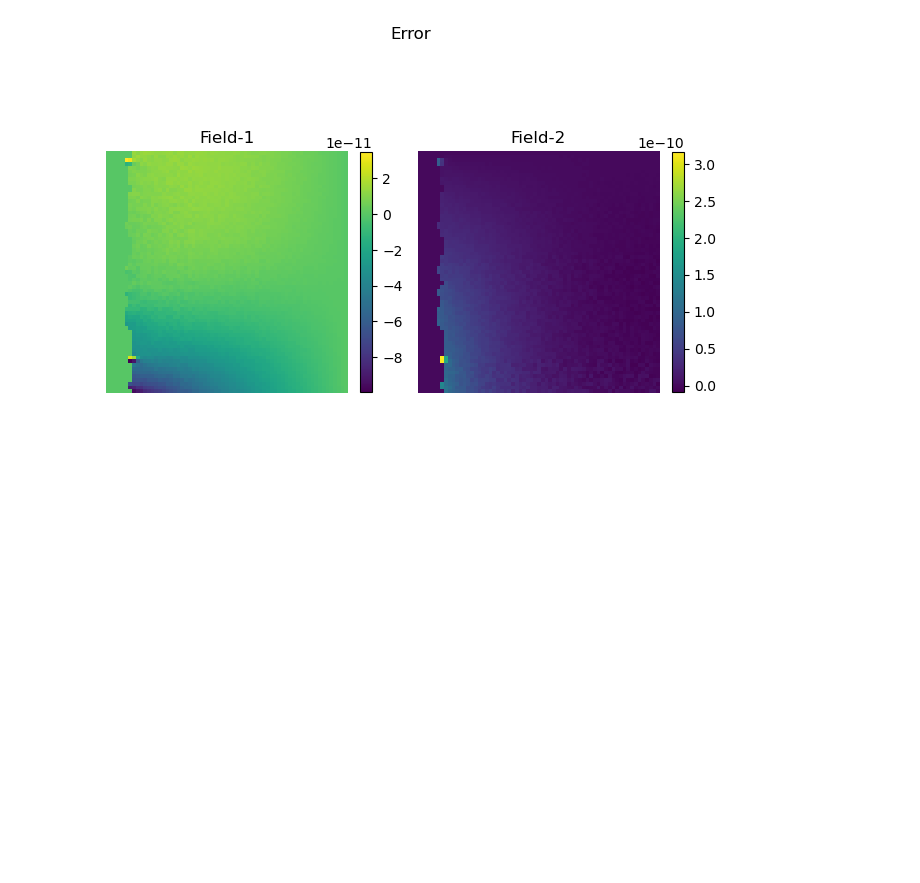
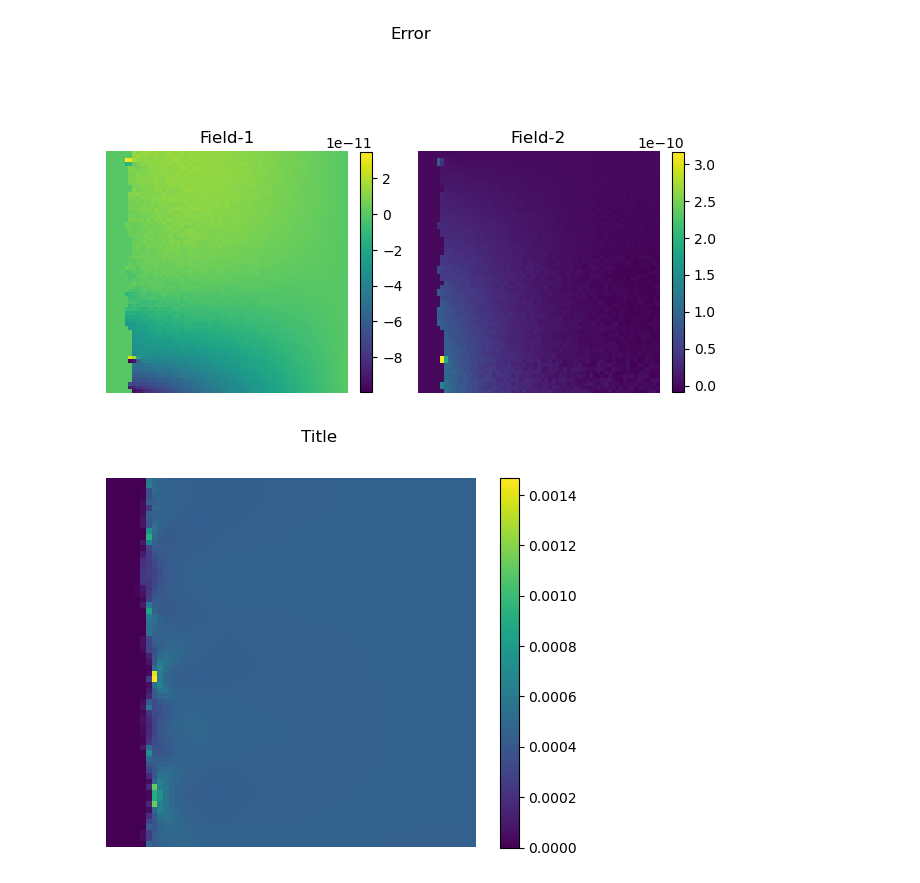
Before and after one commit to ymlasu/MFEA-Net, a Jupyter notebook: MFEANet_elastic_Ti64_test.ipynb, the cells around one changed output. Cells and saved outputs as stored; diff of their text form; code cells hidden in the pictures; blank space fills up the shorter version.

Commit message:
revised elastic post processing using pac

```diff
--- a/MFEANet_elastic_Ti64_test.ipynb
+++ b/MFEANet_elastic_Ti64_test.ipynb
@@ -159,3 +159,13 @@ plot.plot_elasticfield(solution_test[k]-u_mg_jac[k], ftitle='Error')
 [figure]
 [figure]
 [figure]
+# %%
+from feanet.post_processing import ElasticPostProcessing
+ePost = ElasticPostProcessing(h, 'elastic_pstress', m_test.float(), emsk_test.float(), nmsk_test.float())
+ePost.ComputeStrain(u_mg_jac.float())
+ePost.ComputeStress(u_mg_jac.float())
+energy = ePost.ComputeStrainEnergyDensity()
+# %%
+plot.plot_thermalfield(energy[0])
+# %% [output]
+[figure, added]
```
Also changed, not shown: parts of 1 cell of this notebook, 4 other files.
